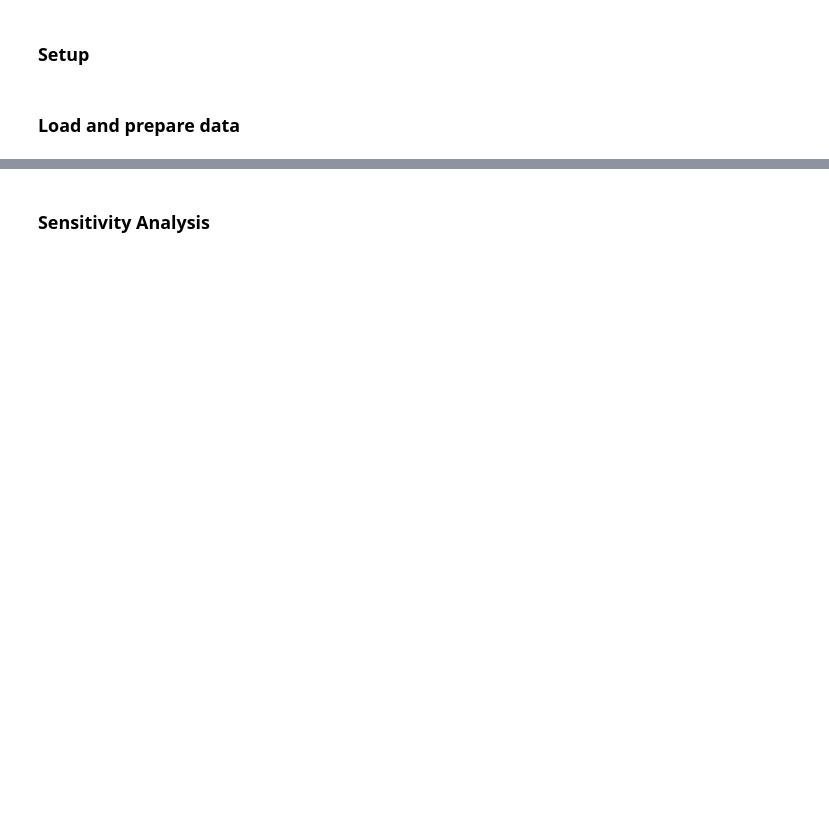
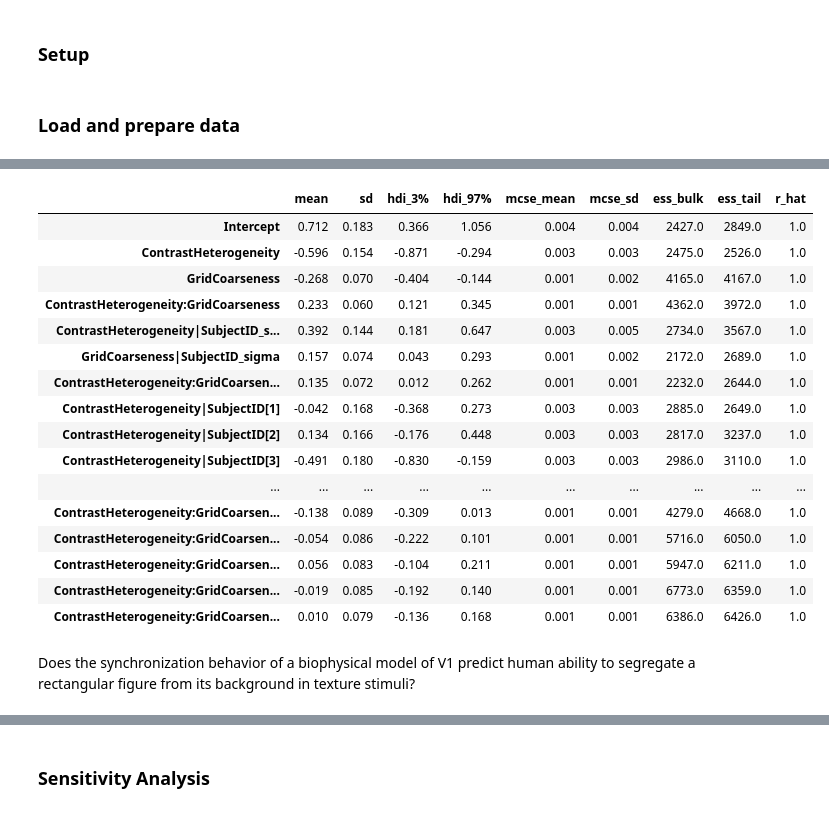
Before and after one commit to ccnmaastricht/NeuralSynchrony-FigureGround, a Jupyter notebook: notebooks/statistics_session1.ipynb, the cells around one changed output, grey strips where cells are left out. Saved outputs shown, nothing was run; the diff lists cells and outputs as text; code cells hidden in the pictures; blank space fills up the shorter version.

```diff
--- a/notebooks/statistics_session1.ipynb
+++ b/notebooks/statistics_session1.ipynb
@@ -26,8 +68,8 @@ from src.anl_utils import load_data, get_session_data
 sim_results_folder = '../results/simulation'
 data_folder = '../data'
 
-sync_at_file = os.path.join(sim_results_folder, 'highres_arnold_tongues.npy')
-fr_at_file = os.path.join(sim_results_folder, 'highres_firing_rates.npy')
+sync_at_file = os.path.join(sim_results_folder, 'first_session_arnold_tongues.npy')
+fr_at_file = os.path.join(sim_results_folder, 'first_session_firing_rates.npy')
 emp_at_file = os.path.join(data_folder, 'Experiment.csv')
 # %%
 # Load the simulations results and the empirical data
@@ -181,0 +95,38 @@ print(table)
+# %%
+# Features-only hierarchical logistic regression
+model_features = bmb.Model(
+    "Correct ~ 1 + ContrastHeterogeneity * GridCoarseness + (1 + ContrastHeterogeneity * GridCoarseness|SubjectID)",
+    data=data,
+    family="bernoulli"
+)
+
+# Model synchrony (mechanism)
+model_sync = bmb.Model(
+    "Correct ~ 1 + Synchrony + (1 + Synchrony | SubjectID)",
+    data=data,
+    family="bernoulli"
+)
+
+# Full model (features + mechanism)
+model_sync_full = bmb.Model(
+    "Correct ~ 1 + Synchrony + ContrastHeterogeneity * GridCoarseness + (1 + Synchrony + ContrastHeterogeneity * GridCoarseness|SubjectID)",
+    data=data,
+    family="bernoulli"
+)
+
+
+# Firing rate control model
+model_fr = bmb.Model(
+    "Correct ~ 1 + FiringRate + (1 + FiringRate | SubjectID)",
+    data=data,
+    family="bernoulli"
+)
+
+# Full model (firing rate instead of synchrony)
+model_fr_full = bmb.Model(
+    "Correct ~ 1 + FiringRate + ContrastHeterogeneity * GridCoarseness + (1 + FiringRate + ContrastHeterogeneity * GridCoarseness|SubjectID)",
+    data=data,
+    family="bernoulli"
+)
+
+# Proper full
@@ -181,0 +211,22 @@ print(table)
+# %%
+az.summary(idata_features, var_names=["sd", "r"], filter_vars="like")
+# %% [output]
+|  | mean | sd | hdi_3% | hdi_97% | mcse_mean | mcse_sd | ess_bulk | ess_tail | r_hat |
+| Intercept | 0.712 | 0.183 | 0.366 | 1.056 | 0.004 | 0.004 | 2427.0 | 2849.0 | 1.0 |
+| ContrastHeterogeneity | -0.596 | 0.154 | -0.871 | -0.294 | 0.003 | 0.003 | 2475.0 | 2526.0 | 1.0 |
+| GridCoarseness | -0.268 | 0.070 | -0.404 | -0.144 | 0.001 | 0.002 | 4165.0 | 4167.0 | 1.0 |
+| ContrastHeterogeneity:GridCoarseness | 0.233 | 0.060 | 0.121 | 0.345 | 0.001 | 0.001 | 4362.0 | 3972.0 | 1.0 |
+| ContrastHeterogeneity|SubjectID_s... | 0.392 | 0.144 | 0.181 | 0.647 | 0.003 | 0.005 | 2734.0 | 3567.0 | 1.0 |
+| GridCoarseness|SubjectID_sigma | 0.157 | 0.074 | 0.043 | 0.293 | 0.001 | 0.002 | 2172.0 | 2689.0 | 1.0 |
+| ContrastHeterogeneity:GridCoarsen... | 0.135 | 0.072 | 0.012 | 0.262 | 0.001 | 0.001 | 2232.0 | 2644.0 | 1.0 |
+| ContrastHeterogeneity|SubjectID[1] | -0.042 | 0.168 | -0.368 | 0.273 | 0.003 | 0.003 | 2885.0 | 2649.0 | 1.0 |
+| ContrastHeterogeneity|SubjectID[2] | 0.134 | 0.166 | -0.176 | 0.448 | 0.003 | 0.003 | 2817.0 | 3237.0 | 1.0 |
+| ContrastHeterogeneity|SubjectID[3] | -0.491 | 0.180 | -0.830 | -0.159 | 0.003 | 0.003 | 2986.0 | 3110.0 | 1.0 |
+| ... | ... | ... | ... | ... | ... | ... | ... | ... | ... |
+| ContrastHeterogeneity:GridCoarsen... | -0.138 | 0.089 | -0.309 | 0.013 | 0.001 | 0.001 | 4279.0 | 4668.0 | 1.0 |
+| ContrastHeterogeneity:GridCoarsen... | -0.054 | 0.086 | -0.222 | 0.101 | 0.001 | 0.001 | 5716.0 | 6050.0 | 1.0 |
+| ContrastHeterogeneity:GridCoarsen... | 0.056 | 0.083 | -0.104 | 0.211 | 0.001 | 0.001 | 5947.0 | 6211.0 | 1.0 |
+| ContrastHeterogeneity:GridCoarsen... | -0.019 | 0.085 | -0.192 | 0.140 | 0.001 | 0.001 | 6773.0 | 6359.0 | 1.0 |
+| ContrastHeterogeneity:GridCoarsen... | 0.010 | 0.079 | -0.136 | 0.168 | 0.001 | 0.001 | 6386.0 | 6426.0 | 1.0 |
+# %% [markdown]
+Does the synchronization behavior of a biophysical model of V1 predict human ability to segregate a rectangular figure from its background in texture stimuli?
```
Also changed, not shown: parts of 22 cells of this notebook.
